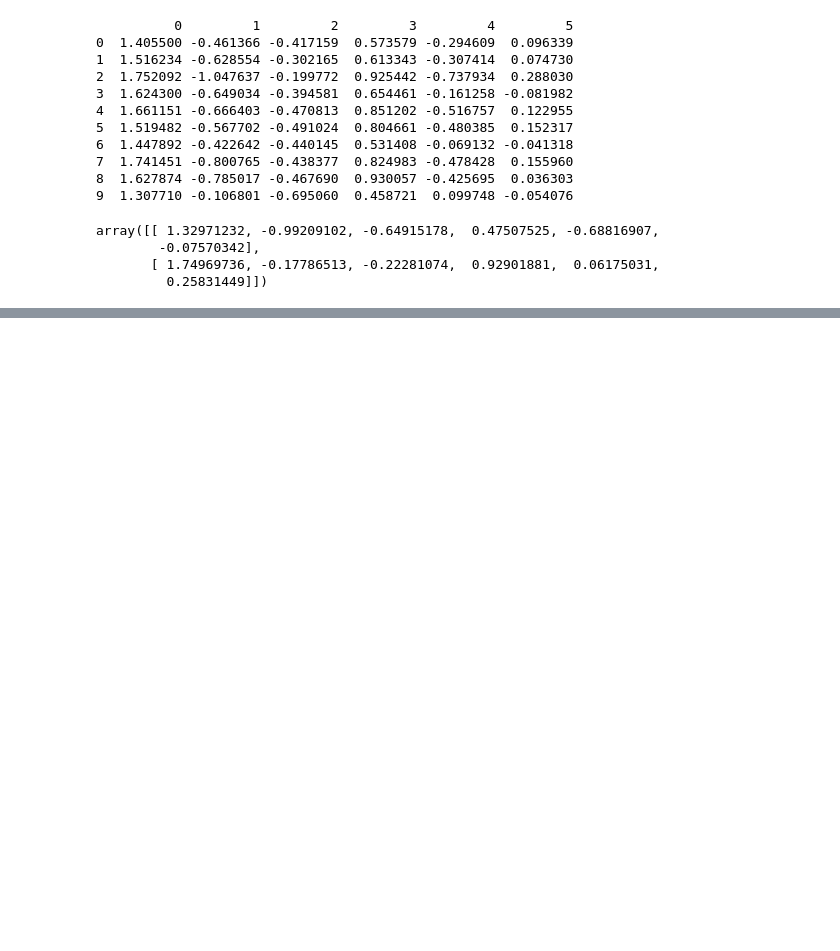
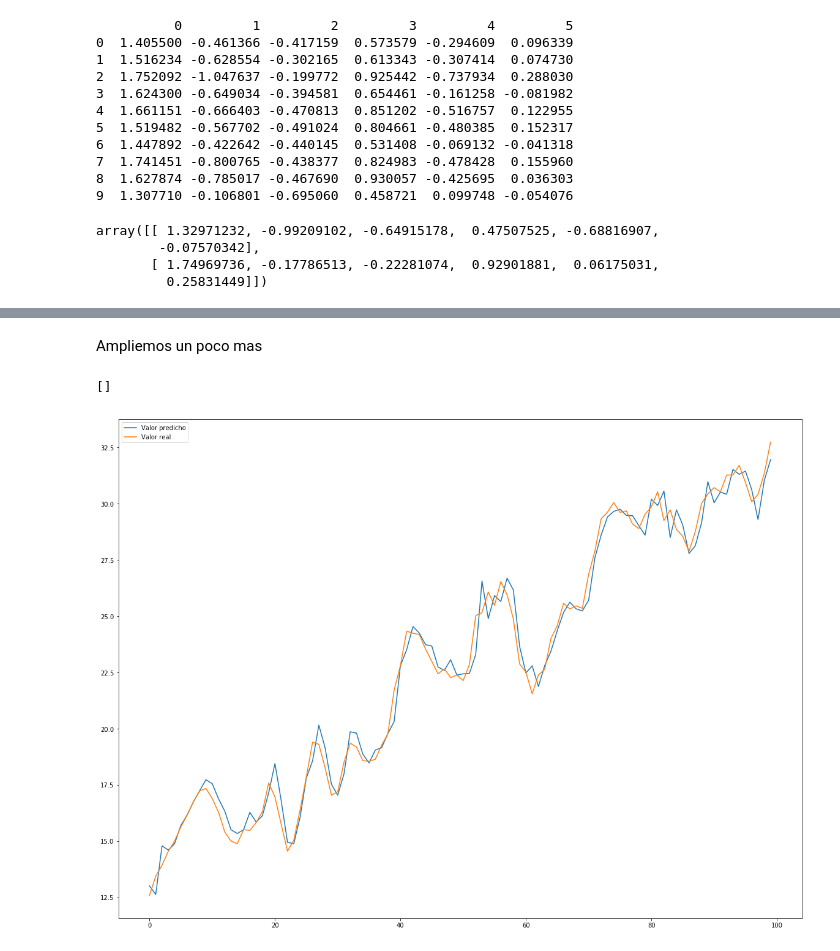
Before and after one commit to PamelaMunozCaceres/Python-Study, a Jupyter notebook: Jugando con Series de Tiempo.ipynb, the cells around one changed output, grey strips where cells are left out. Saved outputs shown, nothing was run; the diff lists cells and outputs as text; code cells hidden in the pictures; blank space fills up the shorter version.

```diff
--- a/Jugando con Series de Tiempo.ipynb
+++ b/Jugando con Series de Tiempo.ipynb
@@ -483,0 +522,11 @@ array([[ 1.32971232, -0.99209102, -0.64915178,  0.47507525, -0.68816907,
+# %% [markdown]
+Ampliemos un poco mas
+# %%
+fig, ax = plt.subplots(figsize=(20,15))
+ax.plot(results[results.columns[0]][:100], label="Valor predicho")
+ax.plot(results[results.columns[1]][:100], label="Valor real")
+ax.legend()
+plt.plot()
+# %% [output]
+[]
+[figure, added]
```
Also changed, not shown: parts of 14 cells of this notebook.
